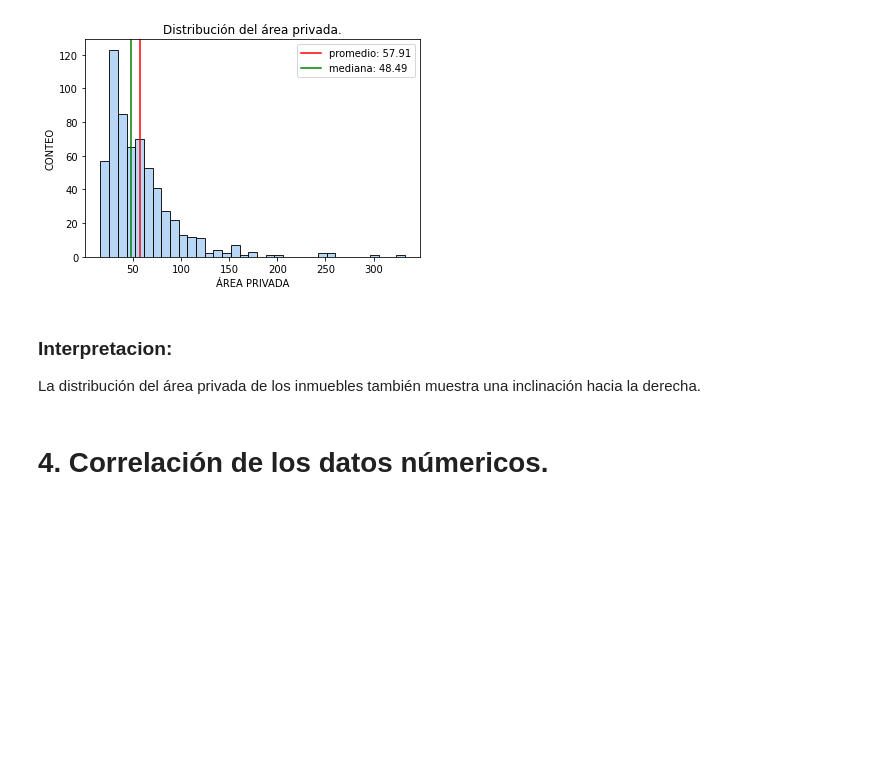
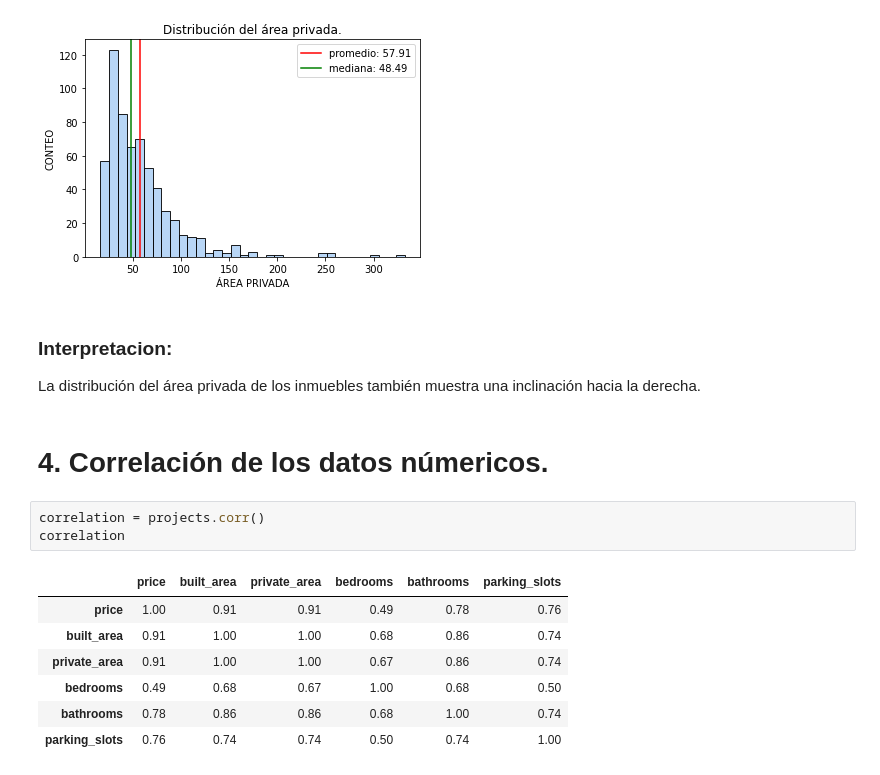
Before and after one commit to diegoestradamd/real_estate_analysis, a Jupyter notebook: main.ipynb, the cells around one changed output. Saved outputs shown, nothing was run; the diff lists cells and outputs as text; blank space fills up the shorter version.

```diff
--- a/main.ipynb
+++ b/main.ipynb
@@ -317,3 +330,14 @@ plt.show()
 La distribución del área privada de los inmuebles también muestra una inclinación hacia la derecha.
 # %% [markdown]
 # 4. Correlación de los datos númericos.
+# %%
+correlation = projects.corr()
+correlation
+# %% [output]
+|  | price | built_area | private_area | bedrooms | bathrooms | parking_slots |
+| price | 1.00 | 0.91 | 0.91 | 0.49 | 0.78 | 0.76 |
+| built_area | 0.91 | 1.00 | 1.00 | 0.68 | 0.86 | 0.74 |
+| private_area | 0.91 | 1.00 | 1.00 | 0.67 | 0.86 | 0.74 |
+| bedrooms | 0.49 | 0.68 | 0.67 | 1.00 | 0.68 | 0.50 |
+| bathrooms | 0.78 | 0.86 | 0.86 | 0.68 | 1.00 | 0.74 |
+| parking_slots | 0.76 | 0.74 | 0.74 | 0.50 | 0.74 | 1.00 |
```
Also changed, not shown: parts of 5 cells of this notebook.
